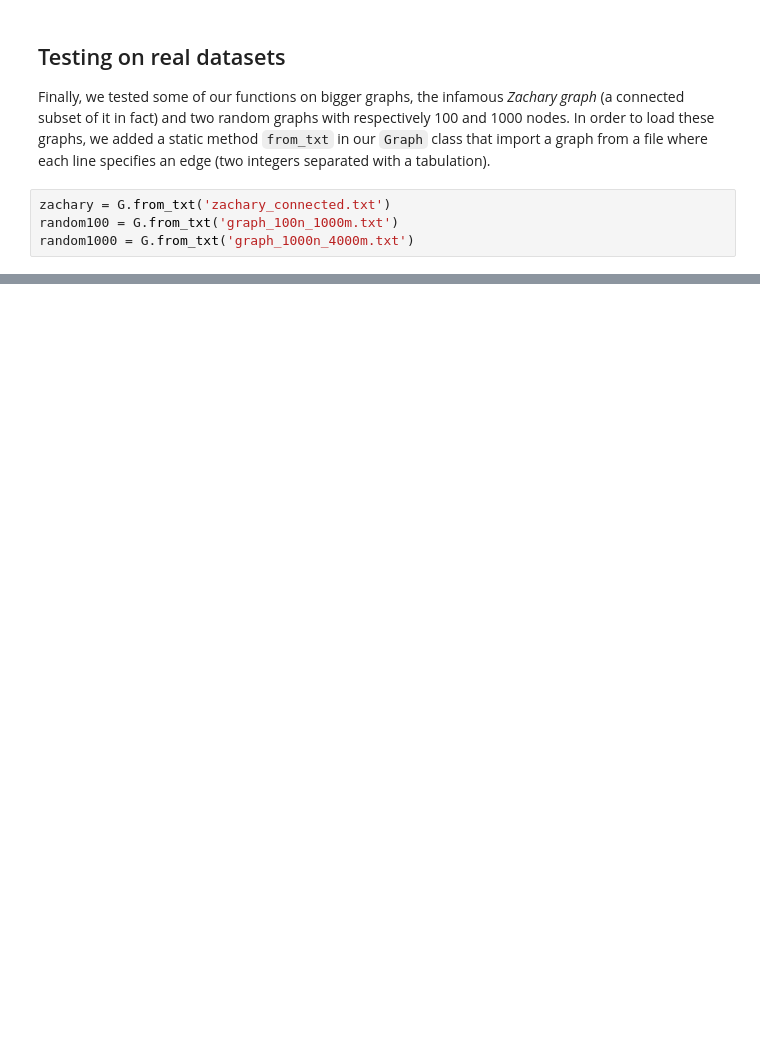
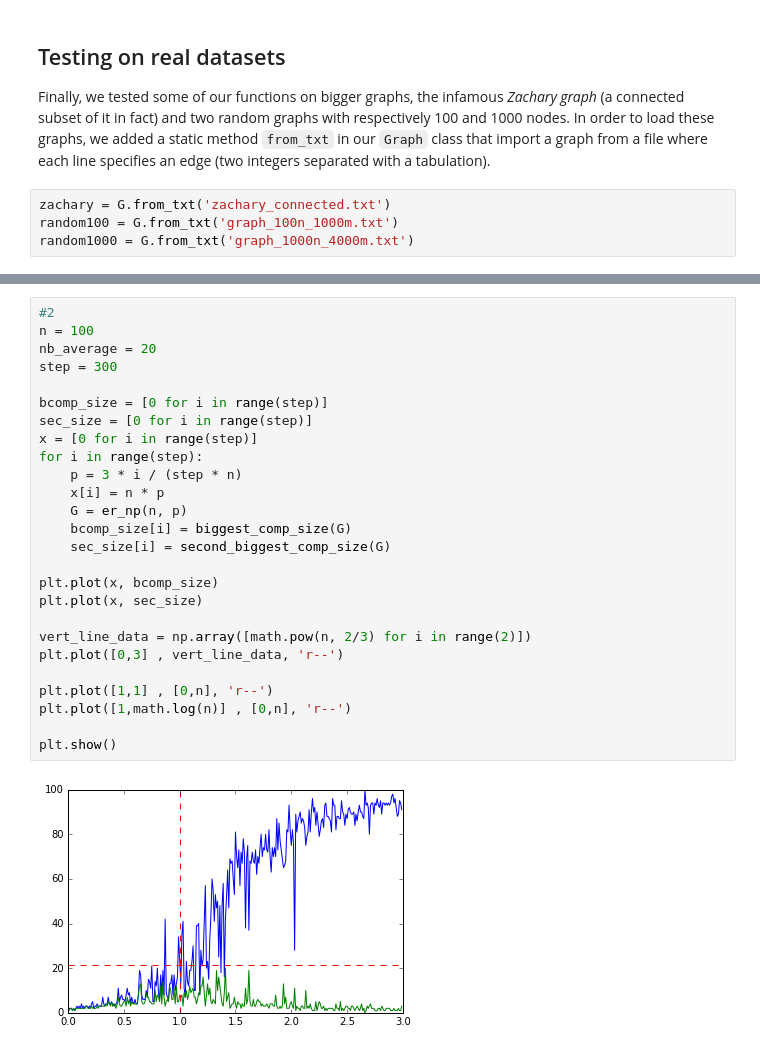
Before and after one commit to d1laj/M2_CR15, a Jupyter notebook: TP1.ipynb, the cells around one changed output, grey strips where cells are left out. Drawn from its saved outputs; the diff is of its cells as text; blank space fills up the shorter version.

```diff
--- a/TP1.ipynb
+++ b/TP1.ipynb
@@ -427,0 +652,28 @@ Latex(r"""\begin{array}{|c|c|c|c|c|c|} \hline \text{Dataset} & \text{Number of v
+# %%
+#2
+n = 100
+nb_average = 20
+step = 300
+
+bcomp_size = [0 for i in range(step)]
+sec_size = [0 for i in range(step)]
+x = [0 for i in range(step)]
+for i in range(step):
+    p = 3 * i / (step * n)
+    x[i] = n * p
+    G = er_np(n, p)
+    bcomp_size[i] = biggest_comp_size(G)
+    sec_size[i] = second_biggest_comp_size(G)
+
+plt.plot(x, bcomp_size)
+plt.plot(x, sec_size)
+
+vert_line_data = np.array([math.pow(n, 2/3) for i in range(2)])
+plt.plot([0,3] , vert_line_data, 'r--')
+
+plt.plot([1,1] , [0,n], 'r--')
+plt.plot([1,math.log(n)] , [0,n], 'r--')
+
+plt.show()
+# %% [output]
+[figure, added]
```
Also changed, not shown: parts of 21 cells of this notebook.
